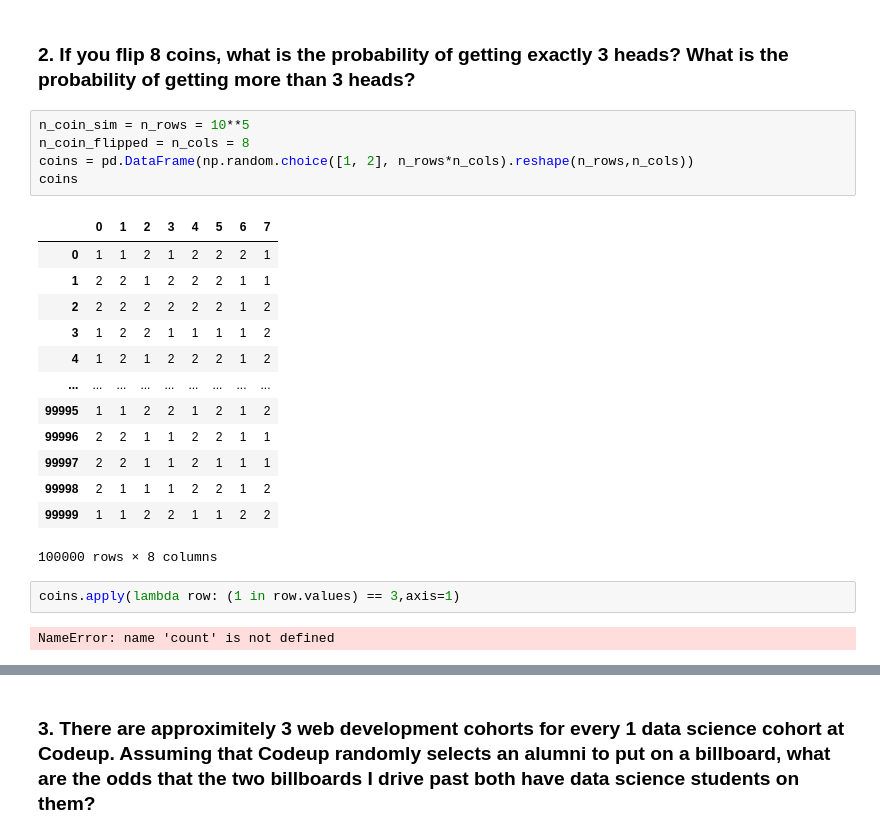
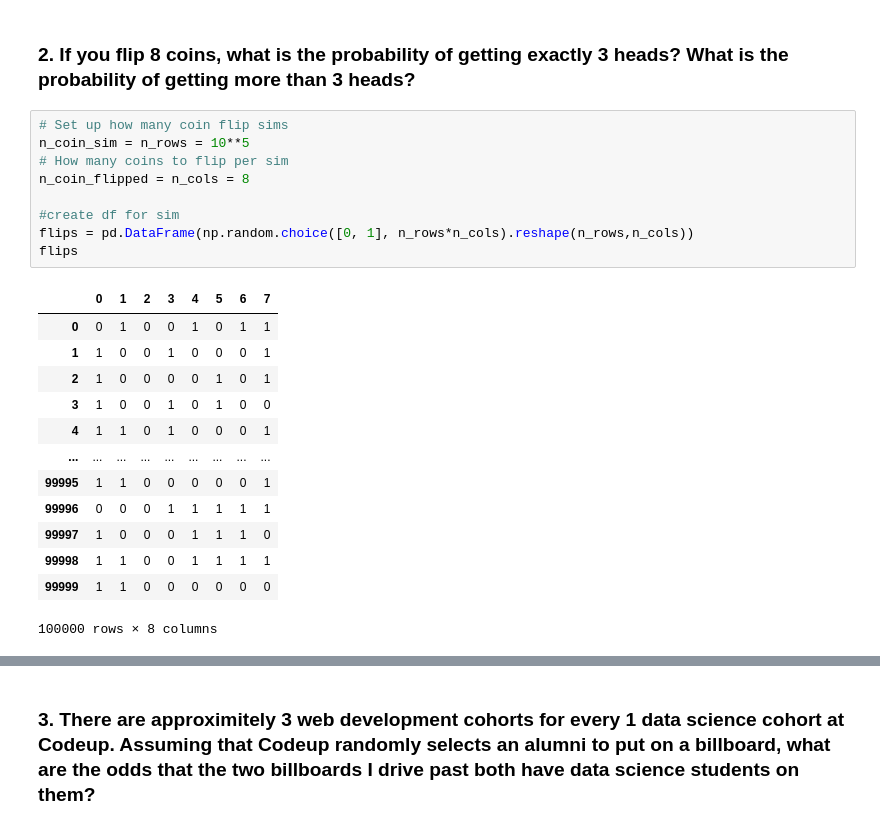
Before and after one commit to wheelerjoshua/statistics-exercises, a Jupyter notebook: simulation.ipynb, the cells around one changed output, grey strips where cells are left out. Saved outputs shown, nothing was run; the diff lists cells and outputs as text.

```diff
--- a/simulation.ipynb
+++ b/simulation.ipynb
@@ -43,25 +43,25 @@ samesies.mean()
 # %% [markdown]
 ### 2. If you flip 8 coins, what is the probability of getting exactly 3 heads? What is the probability of getting more than 3 heads?
 # %%
+# Set up how many coin flip sims
 n_coin_sim = n_rows = 10**5
+# How many coins to flip per sim
 n_coin_flipped = n_cols = 8
-coins = pd.DataFrame(np.random.choice([1, 2], n_rows*n_cols).reshape(n_rows,n_cols))
-coins
+
+#create df for sim
+flips = pd.DataFrame(np.random.choice([0, 1], n_rows*n_cols).reshape(n_rows,n_cols))
+flips
 # %% [output]
 |  | 0 | 1 | 2 | 3 | 4 | 5 | 6 | 7 |
-| 0 | 1 | 1 | 2 | 1 | 2 | 2 | 2 | 1 |
-| 1 | 2 | 2 | 1 | 2 | 2 | 2 | 1 | 1 |
-| 2 | 2 | 2 | 2 | 2 | 2 | 2 | 1 | 2 |
-| 3 | 1 | 2 | 2 | 1 | 1 | 1 | 1 | 2 |
-| 4 | 1 | 2 | 1 | 2 | 2 | 2 | 1 | 2 |
+| 0 | 0 | 1 | 0 | 0 | 1 | 0 | 1 | 1 |
+| 1 | 1 | 0 | 0 | 1 | 0 | 0 | 0 | 1 |
+| 2 | 1 | 0 | 0 | 0 | 0 | 1 | 0 | 1 |
+| 3 | 1 | 0 | 0 | 1 | 0 | 1 | 0 | 0 |
+| 4 | 1 | 1 | 0 | 1 | 0 | 0 | 0 | 1 |
 | ... | ... | ... | ... | ... | ... | ... | ... | ... |
-| 99995 | 1 | 1 | 2 | 2 | 1 | 2 | 1 | 2 |
-| 99996 | 2 | 2 | 1 | 1 | 2 | 2 | 1 | 1 |
-| 99997 | 2 | 2 | 1 | 1 | 2 | 1 | 1 | 1 |
-| 99998 | 2 | 1 | 1 | 1 | 2 | 2 | 1 | 2 |
-| 99999 | 1 | 1 | 2 | 2 | 1 | 1 | 2 | 2 |
+| 99995 | 1 | 1 | 0 | 0 | 0 | 0 | 0 | 1 |
+| 99996 | 0 | 0 | 0 | 1 | 1 | 1 | 1 | 1 |
+| 99997 | 1 | 0 | 0 | 0 | 1 | 1 | 1 | 0 |
+| 99998 | 1 | 1 | 0 | 0 | 1 | 1 | 1 | 1 |
+| 99999 | 1 | 1 | 0 | 0 | 0 | 0 | 0 | 0 |
 100000 rows × 8 columns
-# %%
-coins.apply(lambda row: (1 in row.values) == 3,axis=1)
-# %% [output]
-NameError: name 'count' is not defined
```
Also changed, not shown: parts of 40 cells of this notebook, 1 other file.
